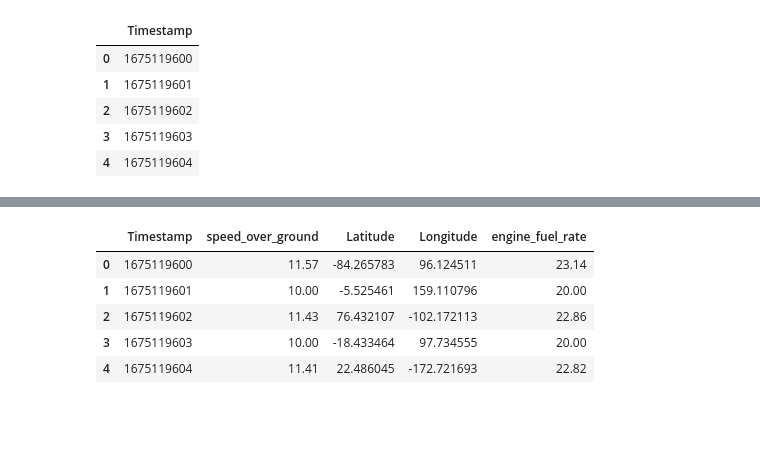
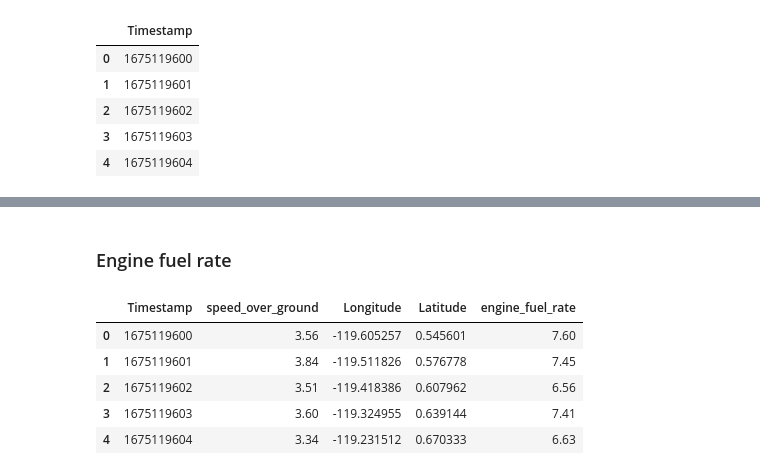
Before and after one commit to SCGlass/parquet_conversion, a Jupyter notebook: dummy_data/dummy_data.ipynb, the cells around one changed output, grey strips where cells are left out. Cells and saved outputs as stored; diff of their text form; code cells hidden in the pictures; blank space fills up the shorter version.

```diff
--- a/dummy_data/dummy_data.ipynb
+++ b/dummy_data/dummy_data.ipynb
@@ -59,5 +32,0 @@ df.head()
-# %%
-df["Latitude"] = np.random.uniform(low=-90, high=90, size=time_points)
-df["Longitude"] = np.random.uniform(low=-180, high=180, size=time_points)
-
-df.head()
@@ -70,0 +84,5 @@ df.head()
+# %%
+random_fluctuations = np.random.uniform(low=-0.5, high=0.5,size=len(df))
+
+df.speed_over_ground = (df.speed_over_ground.interpolate(method="linear") + random_fluctuations).round(2)
+df.loc[0:200]
@@ -70,0 +133,6 @@ df.head()
+# %%
+#random_fluctuations = np.random.uniform(low=-0.5, high=0.5,size=len(df))
+
+fluctuations = np.random.uniform(low=-0.000005, high=0.000005,size=len(df))
+df.Longitude = (df.Longitude.interpolate(method="linear").rolling(window=40, min_periods=1).mean() + fluctuations).round(6)
+df.loc[:200]
@@ -70,0 +176,4 @@ df.head()
+# %%
+fluctuations = np.random.uniform(low=-0.000005, high=0.000005,size=len(df))
+df.Latitude = (df.Latitude.interpolate(method="linear").rolling(window=40, min_periods=1).mean() + fluctuations).round(6)
+df.loc[:200]
@@ -71,10 +200,12 @@ df.head()
+# %% [markdown]
+### Engine fuel rate
 # %%
-df["engine_fuel_rate"] = np.clip(df["speed_over_ground"]* 2, 0, 100)
+df["engine_fuel_rate"] = np.clip(df["speed_over_ground"]* 2, 0, 100)+ random_fluctuations.round(2)
 df.head()
 # %% [output]
-|  | Timestamp | speed_over_ground | Latitude | Longitude | engine_fuel_rate |
-| 0 | 1675119600 | 11.57 | -84.265783 | 96.124511 | 23.14 |
-| 1 | 1675119601 | 10.00 | -5.525461 | 159.110796 | 20.00 |
-| 2 | 1675119602 | 11.43 | 76.432107 | -102.172113 | 22.86 |
-| 3 | 1675119603 | 10.00 | -18.433464 | 97.734555 | 20.00 |
-| 4 | 1675119604 | 11.41 | 22.486045 | -172.721693 | 22.82 |
+|  | Timestamp | speed_over_ground | Longitude | Latitude | engine_fuel_rate |
+| 0 | 1675119600 | 3.56 | -119.605257 | 0.545601 | 7.60 |
+| 1 | 1675119601 | 3.84 | -119.511826 | 0.576778 | 7.45 |
+| 2 | 1675119602 | 3.51 | -119.418386 | 0.607962 | 6.56 |
+| 3 | 1675119603 | 3.60 | -119.324955 | 0.639144 | 7.41 |
+| 4 | 1675119604 | 3.34 | -119.231512 | 0.670333 | 6.63 |
```
Also changed, not shown: parts of 24 cells of this notebook, 1 other file.
